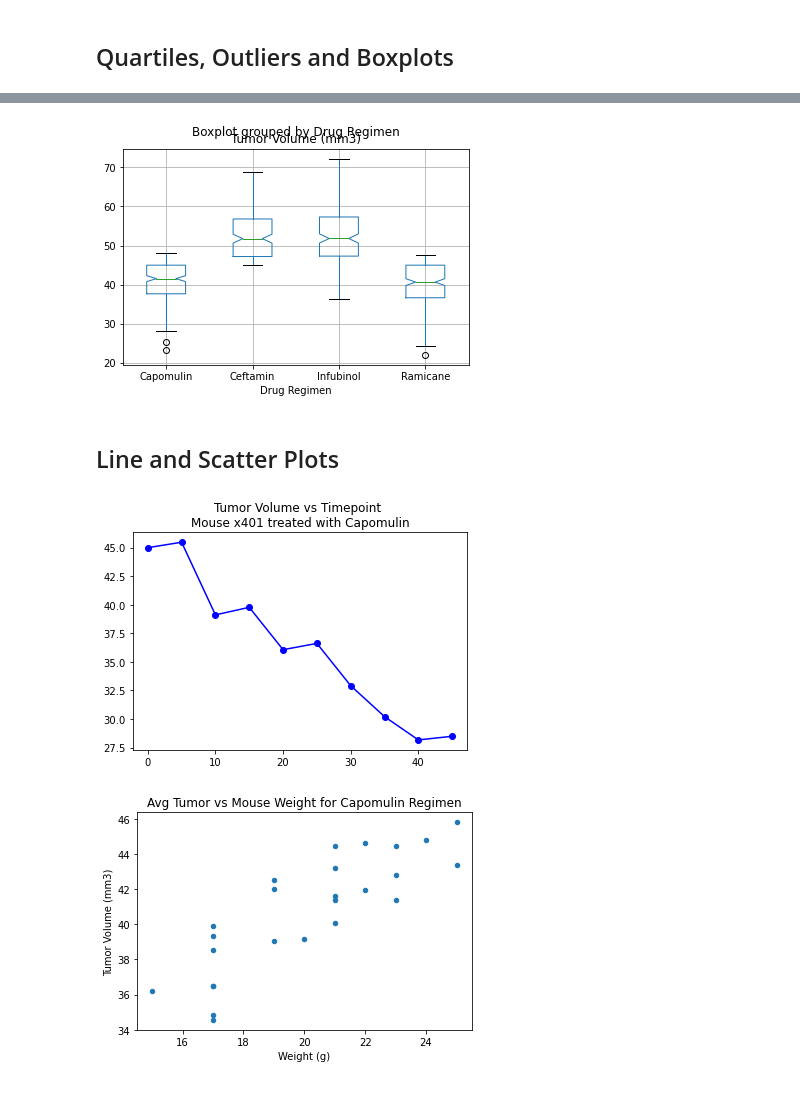
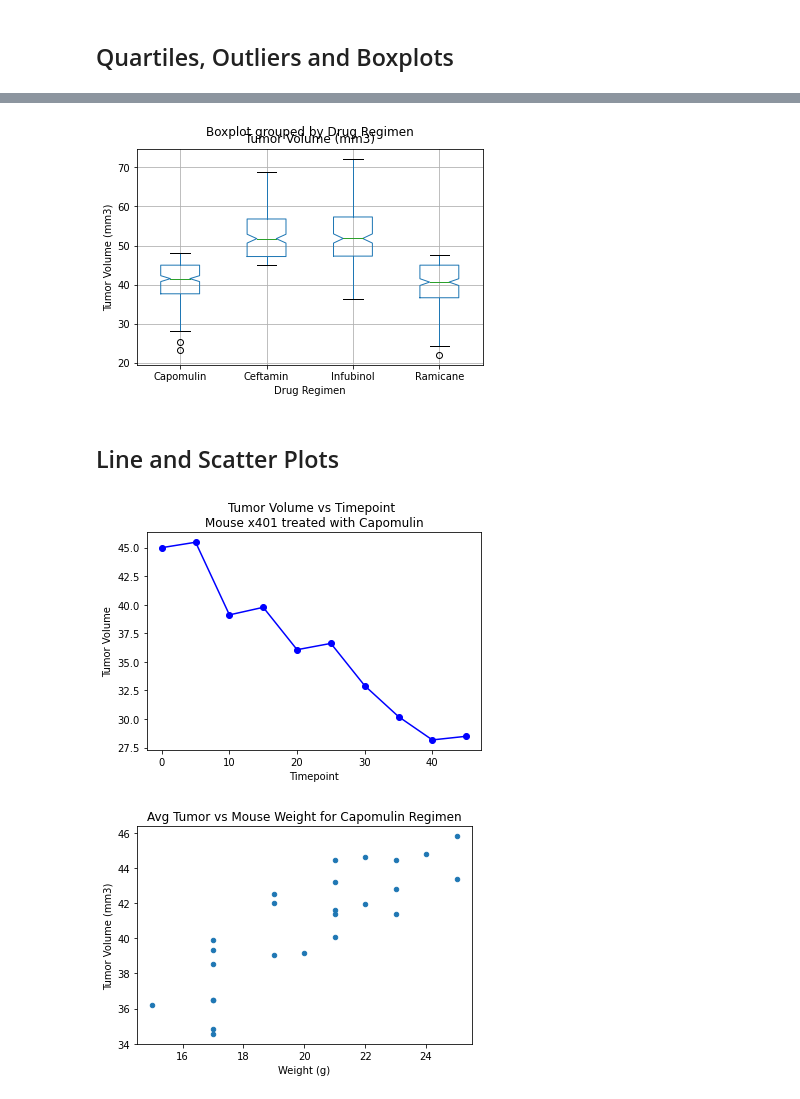
Before and after one commit to sustainedtang/matplotlib-challenge-, a Jupyter notebook: pymaceuticals_starter.ipynb, the cells around one changed output, grey strips where cells are left out. Drawn from its saved outputs; the diff is of its cells as text; code cells hidden in the pictures.

```diff
--- a/pymaceuticals_starter.ipynb
+++ b/pymaceuticals_starter.ipynb
@@ -266,29 +241,30 @@ Upper Bound: 65
 #ax1.set_ylabel('Tumor Volume (mm3)')
 treatments_df.boxplot(column=['Tumor Volume (mm3)'], by='Drug Regimen', notch=True)
 
-
+plt.ylabel("Tumor Volume (mm3)")
 plt.show()
 # %% [output]
-[figure, old version]
+[figure, new version]
 # %% [markdown]
 ## Line and Scatter Plots
 # %%
 # Generate a line plot of tumor volume vs. time point for a mouse treated with Capomulin
 capo_data = mice_data[mice_data['Drug Regimen'] == 'Capomulin']
-capo_mouse = capo_data.loc[capo_data['Mouse ID'] == 'x401']
+capo_mouse = capo_data[capo_data['Mouse ID'] == 'x401']
 
 
 
-capo_time_list = list(capo_mouse['Timepoint'])
-capo_vol_list = list(capo_mouse['Tumor Volume (mm3)'])
+capo_time_list = capo_mouse['Timepoint']
+capo_vol_list = capo_mouse['Tumor Volume (mm3)']
 
 plt.plot(capo_time_list, capo_vol_list, marker='o', color='b')
-plt.xlabel = "Timepoint"
-plt.ylabel = "Tumor Volume"
+plt.xlabel("Timepoint")
+
+plt.ylabel("Tumor Volume")
 plt.title("Tumor Volume vs Timepoint \nMouse x401 treated with Capomulin")
 plt.show()
 # %% [output]
-[figure, old version]
+[figure, new version]
 # %%
 # Generate a scatter plot of average tumor volume vs. mouse weight for the Capomulin regimen
 capo_avg = pd.DataFrame(capo_data.groupby(['Mouse ID', "Weight (g)"])['Tumor Volume (mm3)'].mean().reset_index())
```
Also changed, not shown: parts of 3 cells of this notebook.
